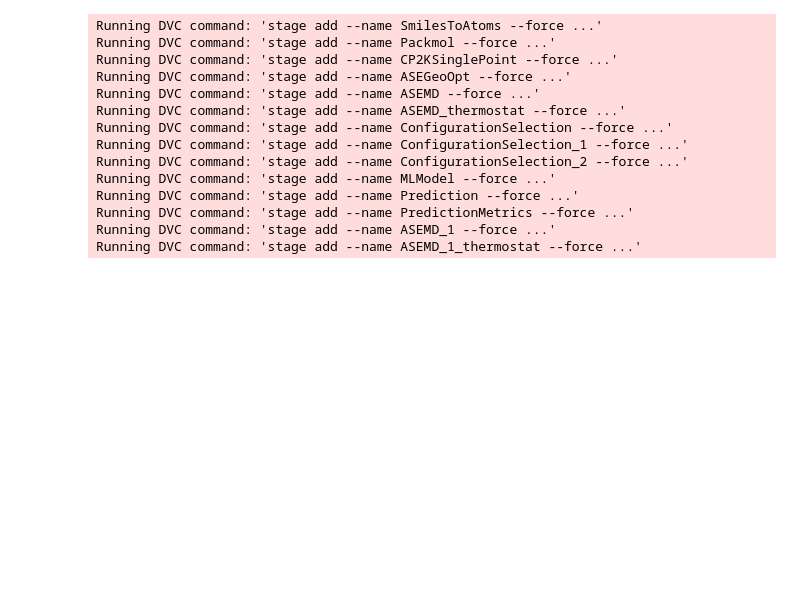
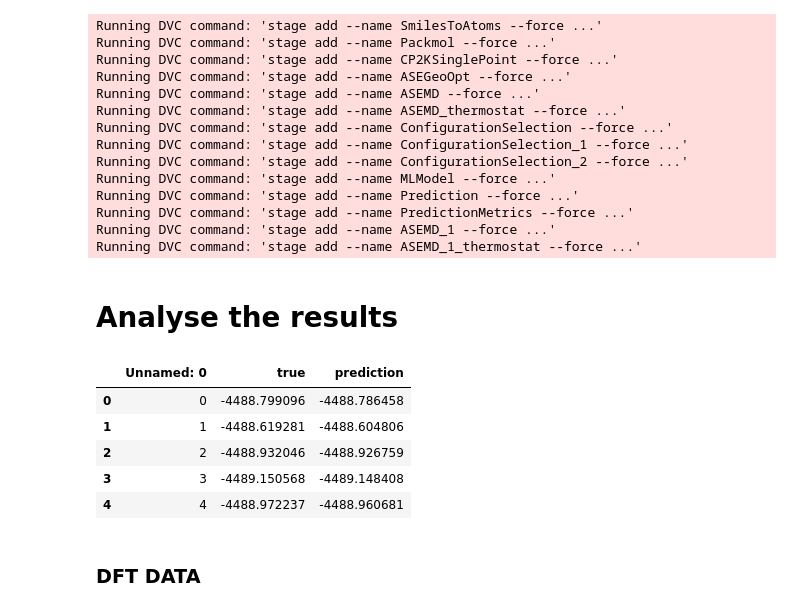
Before and after one commit to PythonFZ/IPS-Examples, a Jupyter notebook: main.ipynb, the cells around one changed output. Saved outputs shown, nothing was run; the diff lists cells and outputs as text; code cells hidden in the pictures; blank space fills up the shorter version.

Commit message:
add analyse section

```diff
--- a/main.ipynb
+++ b/main.ipynb
@@ -86,3 +86,18 @@ Running DVC command: 'stage add --name Prediction --force ...'
 Running DVC command: 'stage add --name PredictionMetrics --force ...'
 Running DVC command: 'stage add --name ASEMD_1 --force ...'
 Running DVC command: 'stage add --name ASEMD_1_thermostat --force ...'
+# %% [markdown]
+# Analyse the results
+# %%
+analysis.load()
+# %%
+analysis.energy_df.iloc[:5]
+# %% [output]
+|  | Unnamed: 0 | true | prediction |
+| 0 | 0 | -4488.799096 | -4488.786458 |
+| 1 | 1 | -4488.619281 | -4488.604806 |
+| 2 | 2 | -4488.932046 | -4488.926759 |
+| 3 | 3 | -4489.150568 | -4489.148408 |
+| 4 | 4 | -4488.972237 | -4488.960681 |
+# %% [markdown]
+### DFT DATA
```
Also changed, not shown: parts of 9 cells of this notebook.
